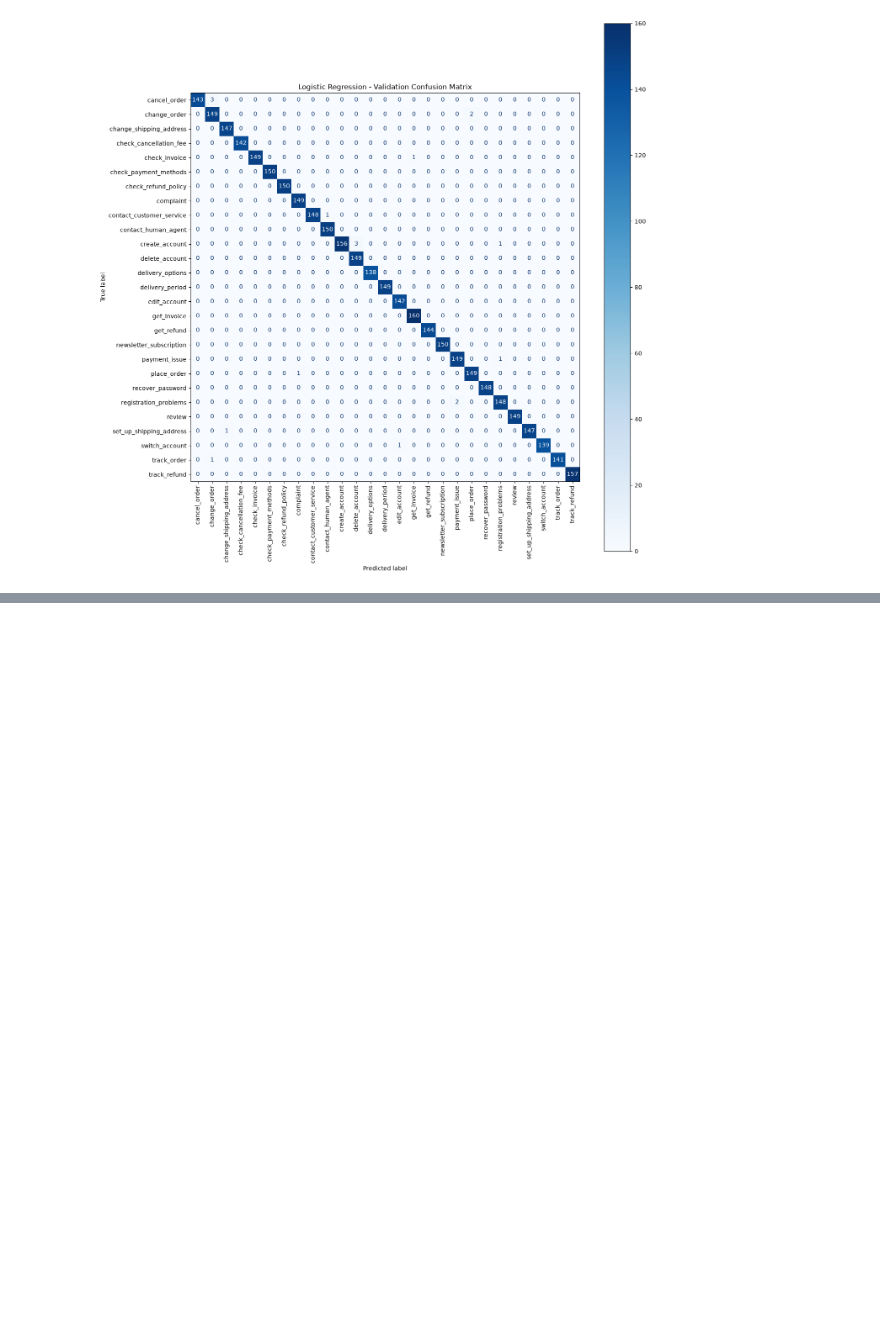
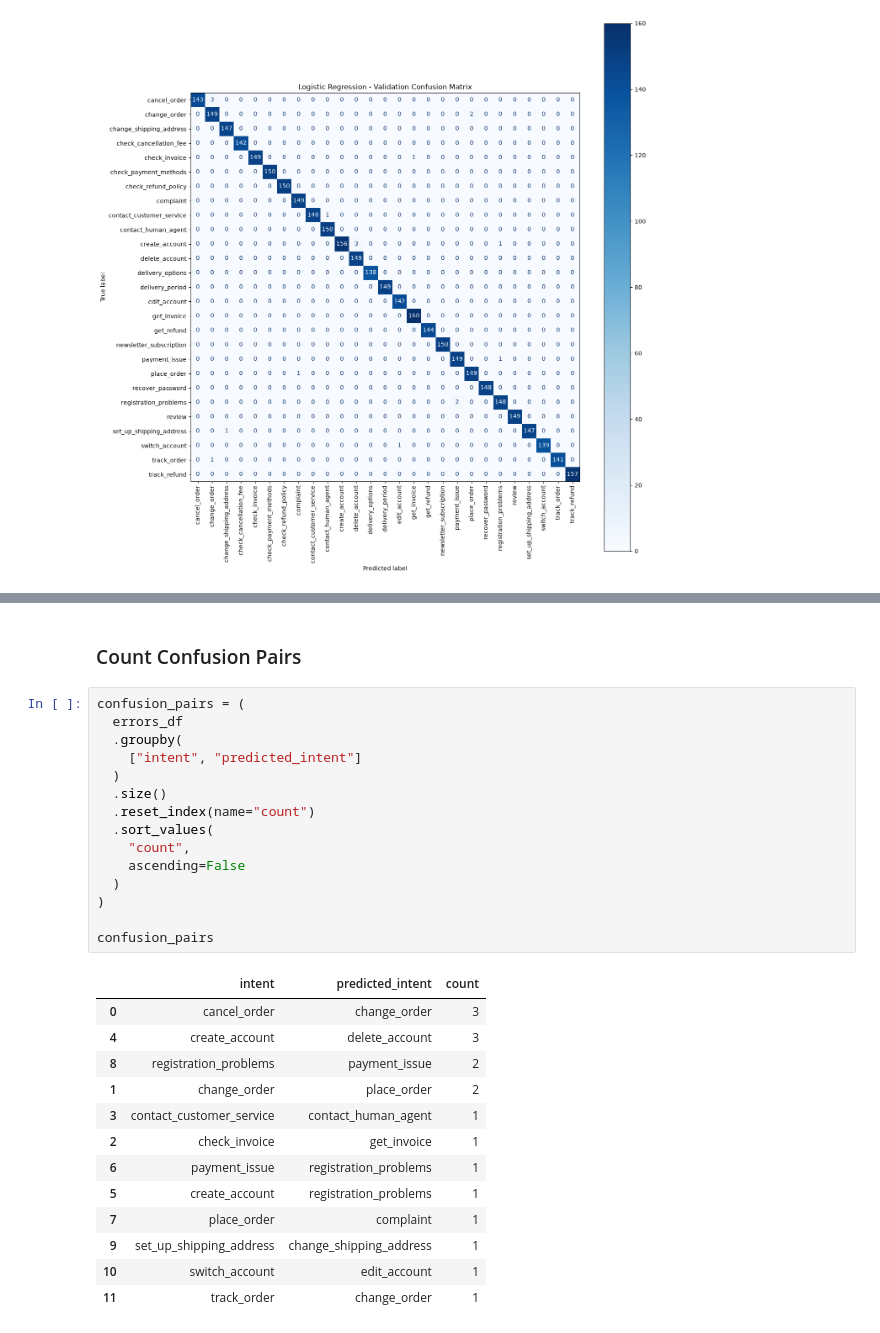
Before and after one commit to ribhupramanik/ResolveAI, a Jupyter notebook: notebooks/02_baseline_models.ipynb, the cells around one changed output, grey strips where cells are left out. Cells and saved outputs as stored; diff of their text form; blank space fills up the shorter version.

```diff
--- a/notebooks/02_baseline_models.ipynb
+++ b/notebooks/02_baseline_models.ipynb
@@ -185,0 +242,31 @@ LogisticRegression(max_iter=1000)
+# %% [markdown]
+### Count Confusion Pairs
+# %%
+confusion_pairs = (
+  errors_df
+  .groupby(
+    ["intent", "predicted_intent"]
+  )
+  .size()
+  .reset_index(name="count")
+  .sort_values(
+    "count",
+    ascending=False
+  )
+)
+
+confusion_pairs
+# %% [output]
+|  | intent | predicted_intent | count |
+| 0 | cancel_order | change_order | 3 |
+| 4 | create_account | delete_account | 3 |
+| 8 | registration_problems | payment_issue | 2 |
+| 1 | change_order | place_order | 2 |
+| 3 | contact_customer_service | contact_human_agent | 1 |
+| 2 | check_invoice | get_invoice | 1 |
+| 6 | payment_issue | registration_problems | 1 |
+| 5 | create_account | registration_problems | 1 |
+| 7 | place_order | complaint | 1 |
+| 9 | set_up_shipping_address | change_shipping_address | 1 |
+| 10 | switch_account | edit_account | 1 |
+| 11 | track_order | change_order | 1 |
```
Also changed, not shown: parts of 11 cells of this notebook.
